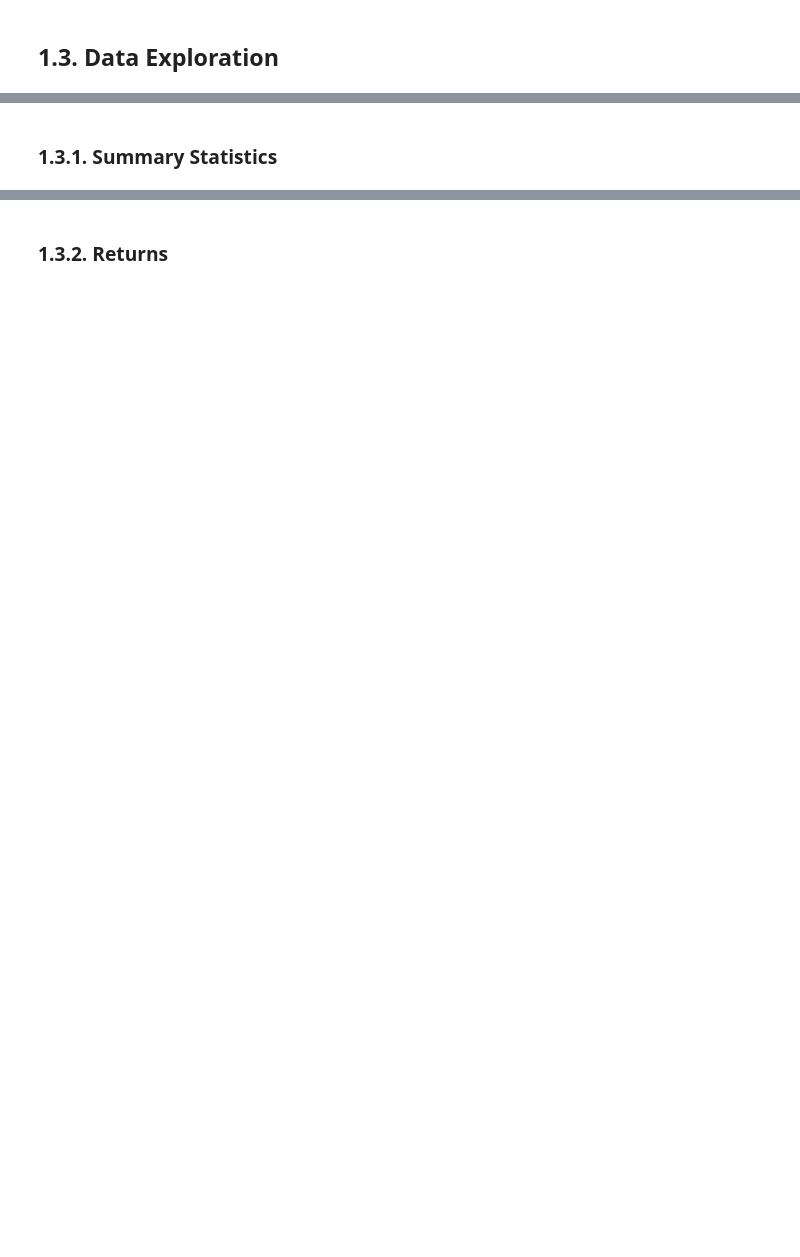
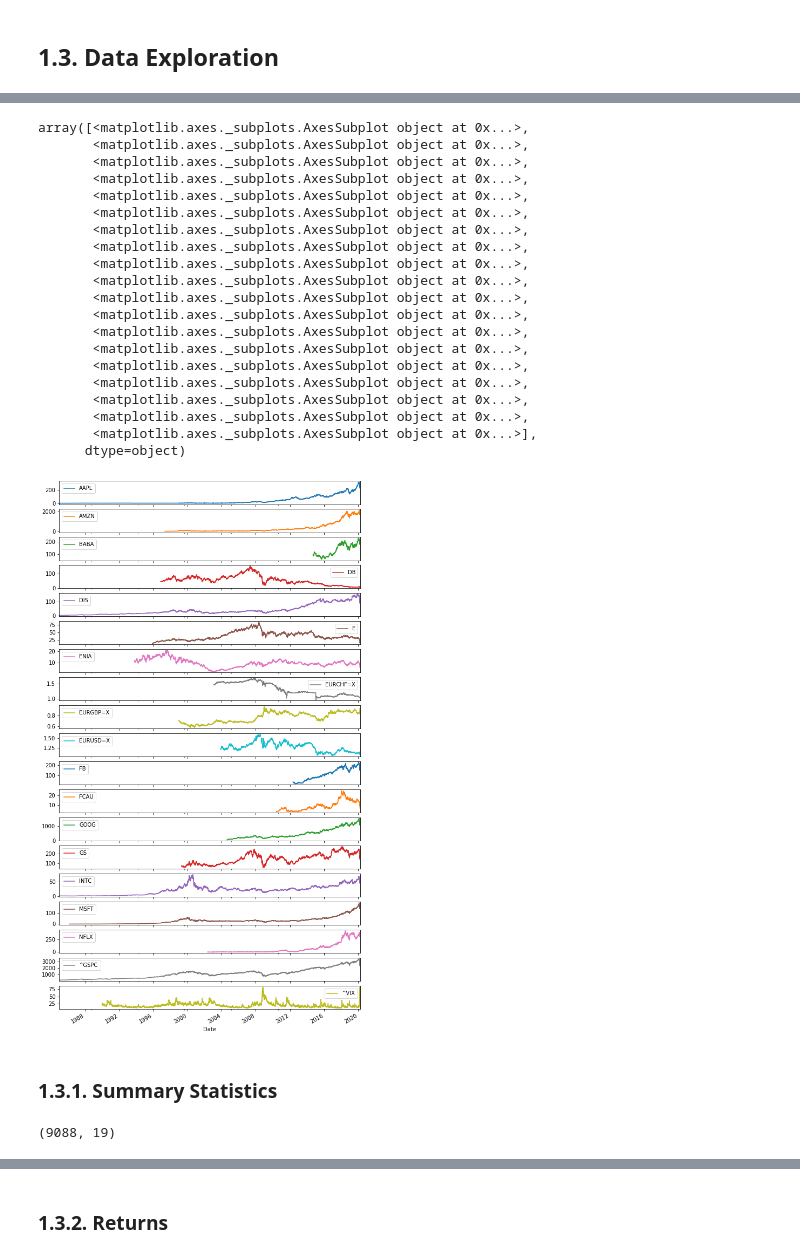
Before and after one commit to gabrielepompa88/IT-For-Business-And-Finance-2019-20, a Jupyter notebook: Notebooks/Data_Analysis___Financial_Time_Series.ipynb, the cells around one changed output, grey strips where cells are left out. Drawn from its saved outputs; the diff is of its cells as text; code cells hidden in the pictures; blank space fills up the shorter version.

```diff
--- a/Notebooks/Data_Analysis___Financial_Time_Series.ipynb
+++ b/Notebooks/Data_Analysis___Financial_Time_Series.ipynb
@@ -550,8 +552,10 @@ if downloadData:
 filePath = os.path.join(dataFolderPath, "Securities_Close_Price_Dataset.csv")
 # %%
 if downloadData:
-    dataClose = data["Close"]
+    data = dataFull["Close"]
 
 else:
-    %time dataClose = pd.read_csv(filepath_or_buffer = filePath, index_col = 0, parse_dates = True)
+    %time data = pd.read_csv(filepath_or_buffer = filePath, index_col = 0, parse_dates = True)
+
+data
 # %% [output]
@@ -586,2 +590,30 @@ dataClose.tail()
+# %%
+data.plot(figsize=(10,20), subplots=True)
+# %% [output]
+array([<matplotlib.axes._subplots.AxesSubplot object at 0x...>,
+       <matplotlib.axes._subplots.AxesSubplot object at 0x...>,
+       <matplotlib.axes._subplots.AxesSubplot object at 0x...>,
+       <matplotlib.axes._subplots.AxesSubplot object at 0x...>,
+       <matplotlib.axes._subplots.AxesSubplot object at 0x...>,
+       <matplotlib.axes._subplots.AxesSubplot object at 0x...>,
+       <matplotlib.axes._subplots.AxesSubplot object at 0x...>,
+       <matplotlib.axes._subplots.AxesSubplot object at 0x...>,
+       <matplotlib.axes._subplots.AxesSubplot object at 0x...>,
+       <matplotlib.axes._subplots.AxesSubplot object at 0x...>,
+       <matplotlib.axes._subplots.AxesSubplot object at 0x...>,
+       <matplotlib.axes._subplots.AxesSubplot object at 0x...>,
+       <matplotlib.axes._subplots.AxesSubplot object at 0x...>,
+       <matplotlib.axes._subplots.AxesSubplot object at 0x...>,
+       <matplotlib.axes._subplots.AxesSubplot object at 0x...>,
+       <matplotlib.axes._subplots.AxesSubplot object at 0x...>,
+       <matplotlib.axes._subplots.AxesSubplot object at 0x...>,
+       <matplotlib.axes._subplots.AxesSubplot object at 0x...>,
+       <matplotlib.axes._subplots.AxesSubplot object at 0x...>],
+      dtype=object)
+[figure, added]
 # %% [markdown]
 ### 1.3.1. Summary Statistics <a name="summary-statistics"></a>
+# %%
+data.shape
+# %% [output]
+(9088, 19)
```
Also changed, not shown: parts of 39 cells of this notebook.
